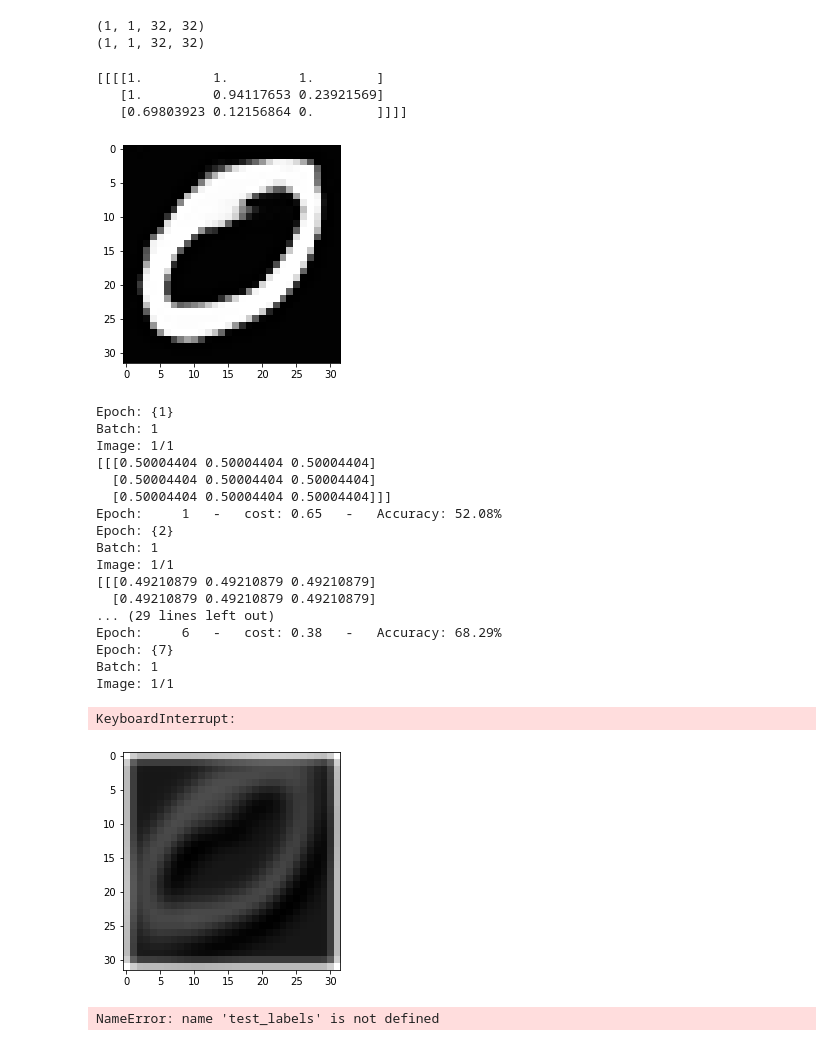
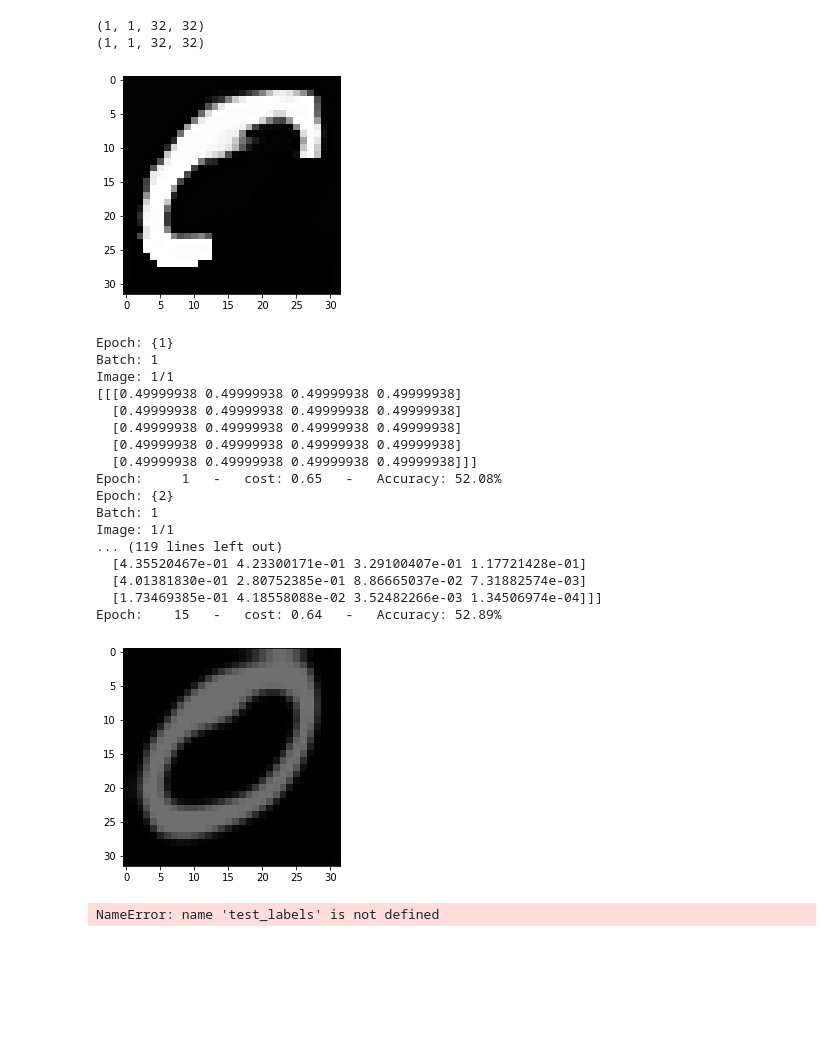
Before and after one commit to labis7/UNET-Using-Numpy, a Jupyter notebook: U-Net - Numpy - Small Version+ .ipynb, the cells around one changed output. Drawn from its saved outputs; the diff is of its cells as text; code cells hidden in the pictures; blank space fills up the shorter version.

```diff
--- a/U-Net - Numpy - Small Version+ .ipynb
+++ b/U-Net - Numpy - Small Version+ .ipynb
@@ -122,12 +122,9 @@ pass
 (1, 1, 32, 32)
 (1, 1, 32, 32)
 # %%
-plt.imshow(train_images[0].squeeze(), cmap='Greys_r');
+plt.imshow(train_labels[0].squeeze(), cmap=plt.get_cmap('gray'), vmin=0, vmax=1);
 # %% [output]
-[[[[1.         1.         1.        ]
-   [1.         0.94117653 0.23921569]
-   [0.69803923 0.12156864 0.        ]]]]
-[figure, old version]
+[figure, new version]
 # %%
 ########### Convolution Architecture - Downsampling/Upsampling  ##################
 
@@ -413,7 +410,7 @@ def train(X, Y, epochs, learning_rate, dropout, verbose=True, callback=None):
     # initiation of lists storing the history
     # of metrics calculated during the learning process
     #f1,f2,f3,f4,f5,fd1,fd2,fd3,fd4
-    trim= 0.0001
+    trim= 0.000001
     filters,bias, f_dc = init_filters(4,16,trim) #Double the channel-filter 4 times  (up to 256 and back again)
     ##Final 1x1 filter
     trimf = trim
@@ -677,13 +674,14 @@ def train(X, Y, epochs, learning_rate, dropout, verbose=True, callback=None):
                 output = conv(conv7_2, params, 1, 0) #output.shape: 32x32x1
 
 
-                output = normalize(output)
+                #output = normalize(output)
                 ## Sigmoid ##
                 Y_hat = sigmoid(output)
-                #print(Y_hat[:,29:32,29:32])
+                #print(Y_hat[:,5:9,13:16])
                 #label crop is needed
                 #Y_t_b = crop(Y_t[b], Y_hat.shape[1])
-                plt.imshow(Y_hat.squeeze(), cmap='Greys_r');
+                #Y_hat[:,20:25,20:23] = 0.001
+                plt.imshow(Y_hat.squeeze(), cmap=plt.get_cmap('gray'), vmin=0, vmax=1);
                 cost_,accuracy_ = NLLLoss(Y_hat, Y_t[b])
                 cost += cost_
                 accuracy += accuracy_
@@ -703,12 +701,17 @@ def train(X, Y, epochs, learning_rate, dropout, verbose=True, callback=None):
 
                 #Pixel-wise sub, we we can get the diff(Y includes the 2 classes 0 and 1)
 
-                dA_prev = Y_hat - Y_t[b] #- (np.divide(Y_t[b], Y_hat) - np.divide(1 - Y_t[b], 1 - Y_hat))#Y_hat - Y_t[b]
-                print(dA_prev[:,22:25,20:23])
+                dA_prev = (Y_hat - Y_t[b]) #- (np.divide(Y_t[b], Y_hat) - np.divide(1 - Y_t[b], 1 - Y_hat))#Y_hat - Y_t[b]
+                #print(Y_hat[:,20:25,19:23])
+                print(dA_prev[:,20:25,19:23])
+                #print(Y_hat[:,5:9,13:16])
                 dZ_prev = sigmoid_backward(dA_prev, output)
                 conv_s =1
                 dconv7_2, dout_f_, dout_b_ = convolutionBackward(dZ_prev, conv7_2, out_f, conv_s) #
                 #pack data
+
+
+                #Y_hat[:,5:9,13:16]
 
 
                 dconv7_2[conv7_2<=0] = 0
@@ -933,30 +936,29 @@ def train(X, Y, epochs, learning_rate, dropout, verbose=True, callback=None):
 # %%
 ###### Training ######
 #train_images, train_labels, test_images, test_labels
 import gc
 gc.collect()
 
-params_values = train(train_images, train_labels, 20, 0.001, True) #0.05 stable LR
+params_values = train(train_images, train_labels, 15, 0.001, True) #0.05 stable LR
 # %% [output]
 Epoch: {1}
 Batch: 1
 Image: 1/1
-[[[0.50004404 0.50004404 0.50004404]
-  [0.50004404 0.50004404 0.50004404]
-  [0.50004404 0.50004404 0.50004404]]]
+[[[0.49999938 0.49999938 0.49999938 0.49999938]
+  [0.49999938 0.49999938 0.49999938 0.49999938]
+  [0.49999938 0.49999938 0.49999938 0.49999938]
+  [0.49999938 0.49999938 0.49999938 0.49999938]
+  [0.49999938 0.49999938 0.49999938 0.49999938]]]
 Epoch:     1   -   cost: 0.65   -   Accuracy: 52.08%
 Epoch: {2}
 Batch: 1
 Image: 1/1
-[[[0.49210879 0.49210879 0.49210879]
-  [0.49210879 0.49210879 0.49210879]
-... (29 lines left out)
-Epoch:     6   -   cost: 0.38   -   Accuracy: 68.29%
-Epoch: {7}
-Batch: 1
-Image: 1/1
+... (119 lines left out)
+  [4.35520467e-01 4.23300171e-01 3.29100407e-01 1.17721428e-01]
+  [4.01381830e-01 2.80752385e-01 8.86665037e-02 7.31882574e-03]
+  [1.73469385e-01 4.18558088e-02 3.52482266e-03 1.34506974e-04]]]
+Epoch:    15   -   cost: 0.64   -   Accuracy: 52.89%
-KeyboardInterrupt:
-[figure, old version]
+[figure, new version]
 # %%
 ###### Prediction ######
 Yt = test_labels.T
```
Also changed, not shown: 2 other files.
